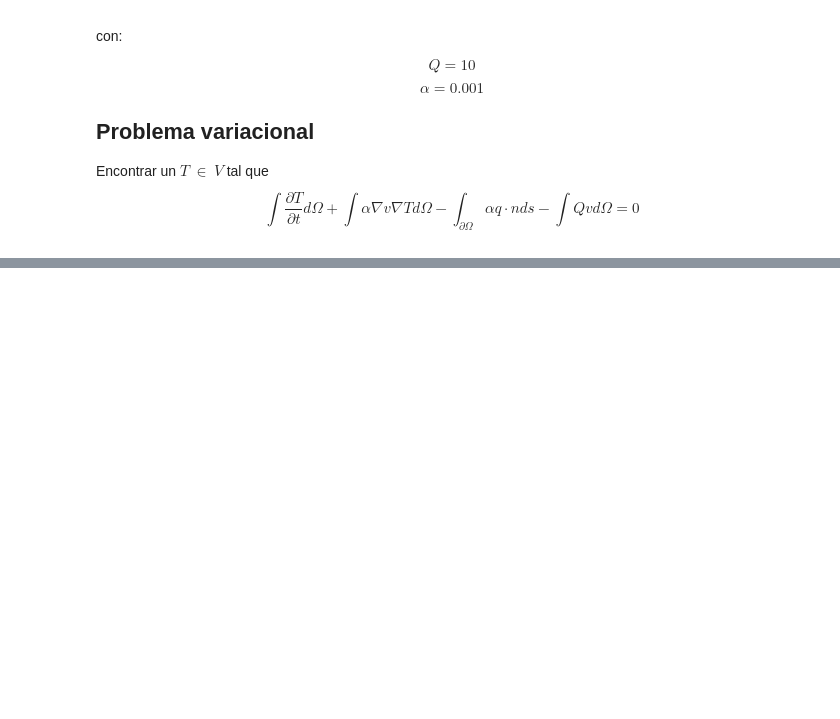
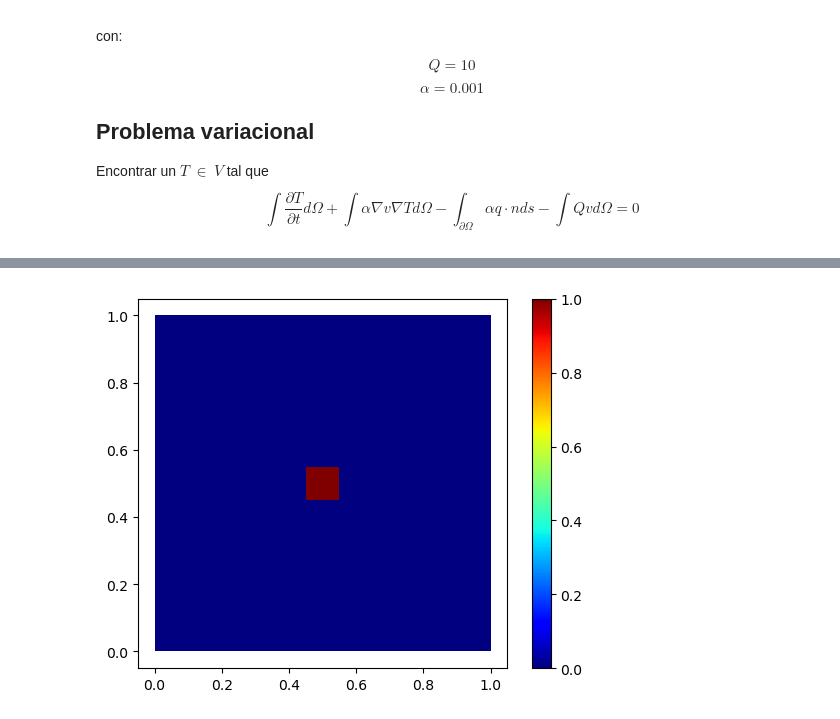
Before and after one commit to Sebastian-gomezC/Exponencial_time_schemes, a Jupyter notebook: difusion_tracendente/difusion_transitoria_no_homogeneo.ipynb, the cells around one changed output, grey strips where cells are left out. Cells and saved outputs as stored; diff of their text form; code cells hidden in the pictures; blank space fills up the shorter version.

```diff
--- a/difusion_tracendente/difusion_transitoria_no_homogeneo.ipynb
+++ b/difusion_tracendente/difusion_transitoria_no_homogeneo.ipynb
@@ -257,0 +285,7 @@ step:1999 of 2000 time= 1.5707963267948337
+# %%
+p=plot(subdomain)
+p.set_cmap ('jet')
+plt.colorbar(p)
+plt.show()
+# %% [output]
+[figure, added]
```
Also changed, not shown: parts of 12 cells of this notebook, 29 other files.
